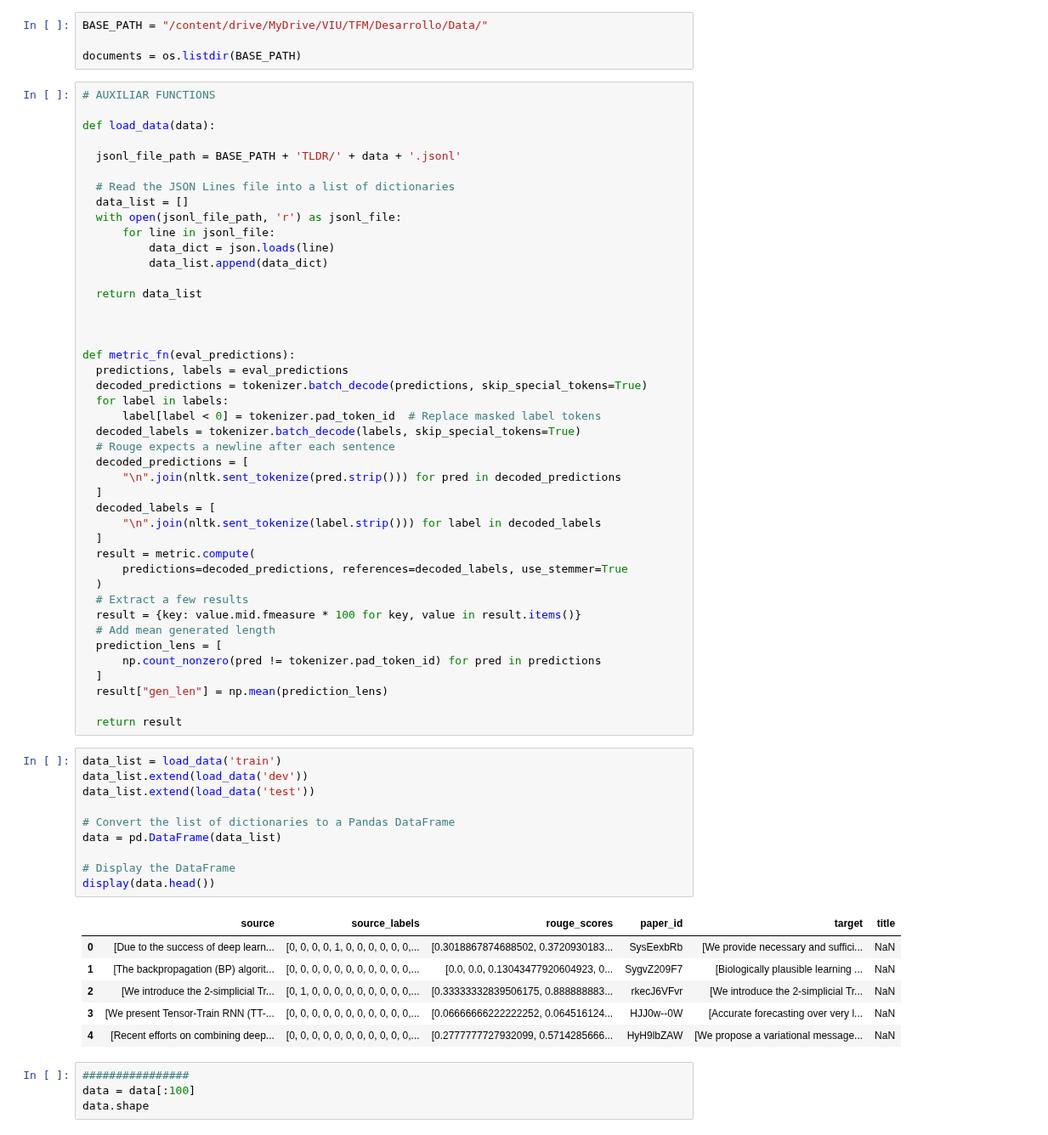
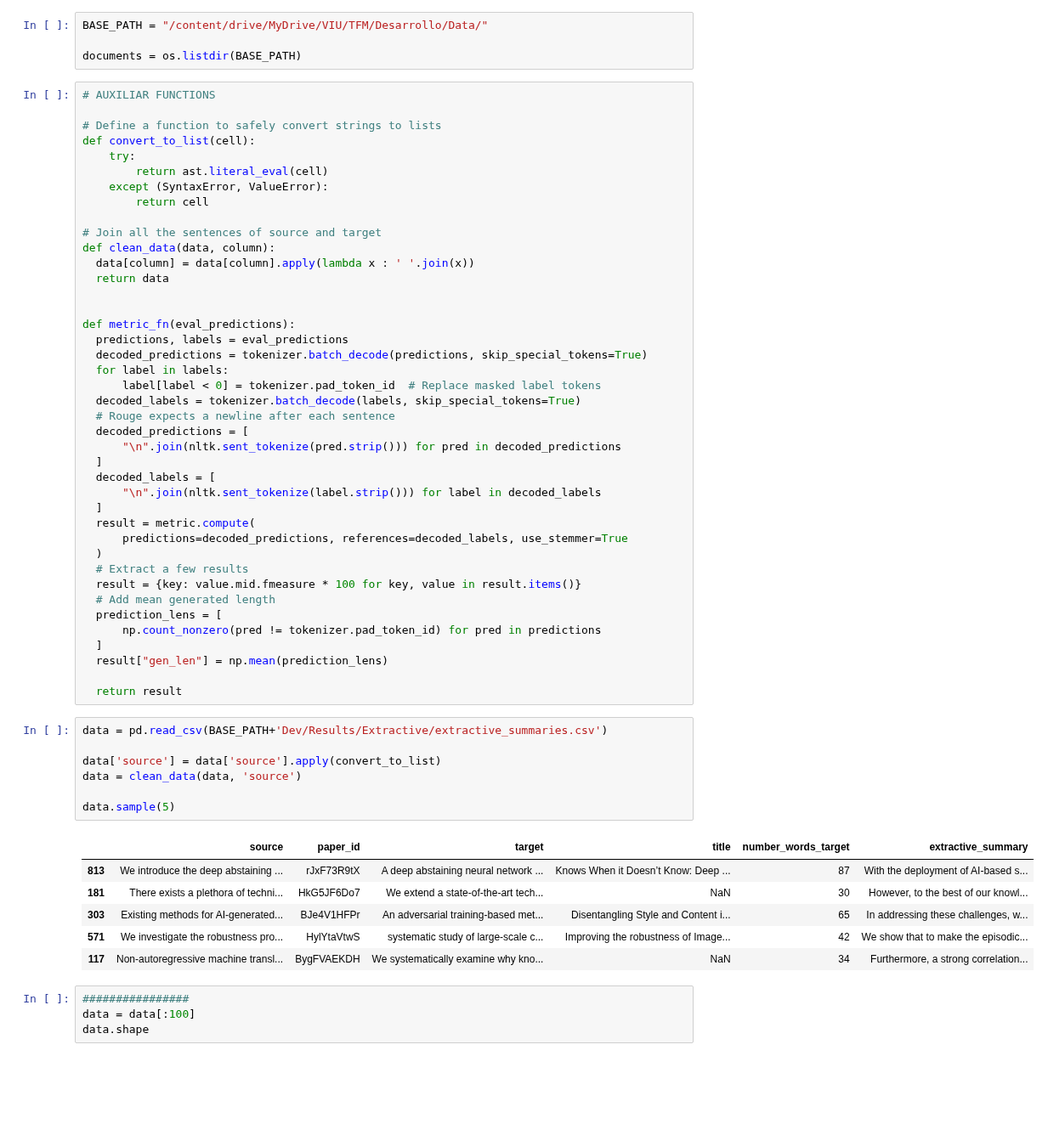
Before and after one commit to iguerrasevillano/Automated_Summaries_Generation_Scientific_Papers, a Jupyter notebook: TLDR.ipynb, the cells around one changed output. Shown at 85% size. Cells and saved outputs as stored; diff of their text form; blank space fills up the shorter version.

```diff
--- a/TLDR.ipynb
+++ b/TLDR.ipynb
@@ -138,19 +115,17 @@ documents = os.listdir(BASE_PATH)
 # %%
 # AUXILIAR FUNCTIONS
 
-def load_data(data):
+# Define a function to safely convert strings to lists
+def convert_to_list(cell):
+    try:
+        return ast.literal_eval(cell)
+    except (SyntaxError, ValueError):
+        return cell
 
-  jsonl_file_path = BASE_PATH + 'TLDR/' + data + '.jsonl'
-
-  # Read the JSON Lines file into a list of dictionaries
-  data_list = []
-  with open(jsonl_file_path, 'r') as jsonl_file:
-      for line in jsonl_file:
-          data_dict = json.loads(line)
-          data_list.append(data_dict)
-
-  return data_list
-
+# Join all the sentences of source and target
+def clean_data(data, column):
+  data[column] = data[column].apply(lambda x : ' '.join(x))
+  return data
 
 
 def metric_fn(eval_predictions):
@@ -178,23 +153,20 @@ def metric_fn(eval_predictions):
   result["gen_len"] = np.mean(prediction_lens)
 
   return result
-# %%
-data_list = load_data('train')
-data_list.extend(load_data('dev'))
-data_list.extend(load_data('test'))
-
-# Convert the list of dictionaries to a Pandas DataFrame
-data = pd.DataFrame(data_list)
-
-# Display the DataFrame
-display(data.head())
-# %% [output]
-|  | source | source_labels | rouge_scores | paper_id | target | title |
-| 0 | [Due to the success of deep learn... | [0, 0, 0, 0, 1, 0, 0, 0, 0, 0, 0,... | [0.3018867874688502, 0.3720930183... | SysEexbRb | [We provide necessary and suffici... | NaN |
-| 1 | [The backpropagation (BP) algorit... | [0, 0, 0, 0, 0, 0, 0, 0, 0, 0, 0,... | [0.0, 0.0, 0.13043477920604923, 0... | SygvZ209F7 | [Biologically plausible learning ... | NaN |
-| 2 | [We introduce the 2-simplicial Tr... | [0, 1, 0, 0, 0, 0, 0, 0, 0, 0, 0,... | [0.33333332839506175, 0.888888883... | rkecJ6VFvr | [We introduce the 2-simplicial Tr... | NaN |
-| 3 | [We present Tensor-Train RNN (TT-... | [0, 0, 0, 0, 0, 0, 0, 0, 0, 0, 0,... | [0.06666666222222252, 0.064516124... | HJJ0w--0W | [Accurate forecasting over very l... | NaN |
-| 4 | [Recent efforts on combining deep... | [0, 0, 0, 0, 0, 0, 0, 0, 0, 0, 0,... | [0.2777777727932099, 0.5714285666... | HyH9lbZAW | [We propose a variational message... | NaN |
+# %%
+data = pd.read_csv(BASE_PATH+'Dev/Results/Extractive/extractive_summaries.csv')
+
+data['source'] = data['source'].apply(convert_to_list)
+data = clean_data(data, 'source')
+
+data.sample(5)
+# %% [output]
+|  | source | paper_id | target | title | number_words_target | extractive_summary |
+| 813 | We introduce the deep abstaining ... | rJxF73R9tX | A deep abstaining neural network ... | Knows When it Doesn’t Know: Deep ... | 87 | With the deployment of AI-based s... |
+| 181 | There exists a plethora of techni... | HkG5JF6Do7 | We extend a state-of-the-art tech... | NaN | 30 | However, to the best of our knowl... |
+| 303 | Existing methods for AI-generated... | BJe4V1HFPr | An adversarial training-based met... | Disentangling Style and Content i... | 65 | In addressing these challenges, w... |
+| 571 | We investigate the robustness pro... | HylYtaVtwS | systematic study of large-scale c... | Improving the robustness of Image... | 42 | We show that to make the episodic... |
+| 117 | Non-autoregressive machine transl... | BygFVAEKDH | We systematically examine why kno... | NaN | 34 | Furthermore, a strong correlation... |
 # %%
 ################
 data = data[:100]
```
Also changed, not shown: parts of 29 cells of this notebook.
